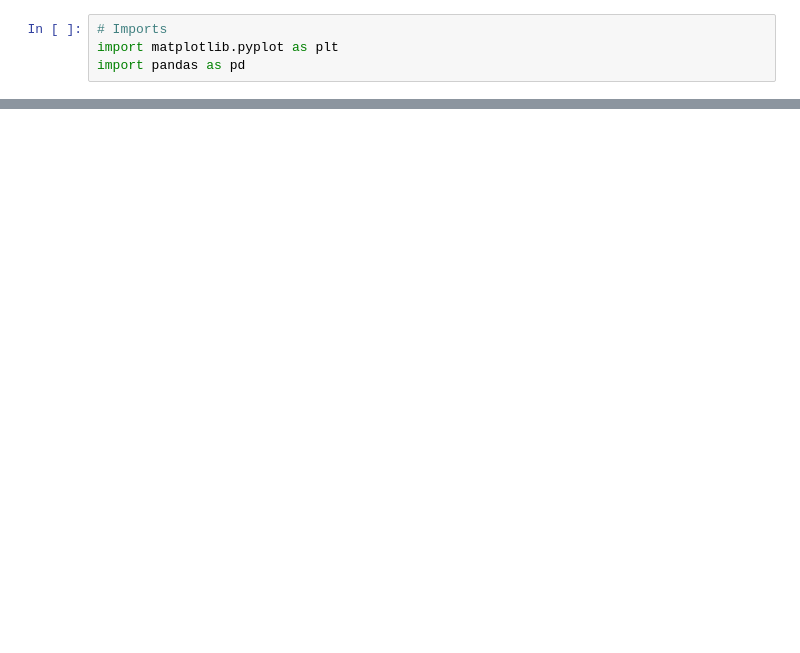
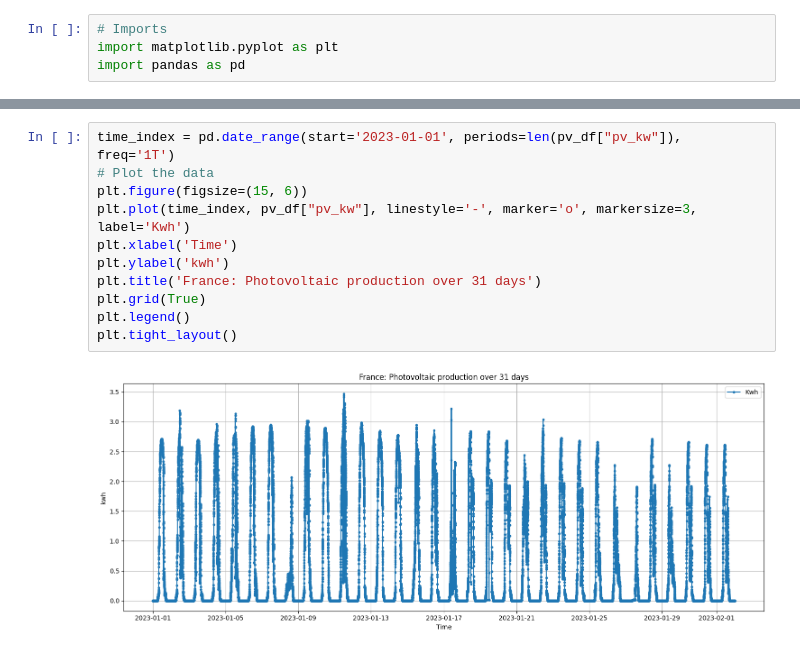
Before and after one commit to shrnsubedi/system-engineering, a Jupyter notebook: notebook.ipynb, the cells around one changed output, grey strips where cells are left out. Cells and saved outputs as stored; diff of their text form; blank space fills up the shorter version.

```diff
--- a/notebook.ipynb
+++ b/notebook.ipynb
@@ -4,0 +35,13 @@ import pandas as pd
+# %%
+time_index = pd.date_range(start='2023-01-01', periods=len(pv_df["pv_kw"]), freq='1T')
+# Plot the data
+plt.figure(figsize=(15, 6))
+plt.plot(time_index, pv_df["pv_kw"], linestyle='-', marker='o', markersize=3, label='Kwh')
+plt.xlabel('Time')
+plt.ylabel('kwh')
+plt.title('France: Photovoltaic production over 31 days')
+plt.grid(True)
+plt.legend()
+plt.tight_layout()
+# %% [output]
+[figure, added]
```
Also changed, not shown: parts of 13 cells of this notebook, 1 other file.
